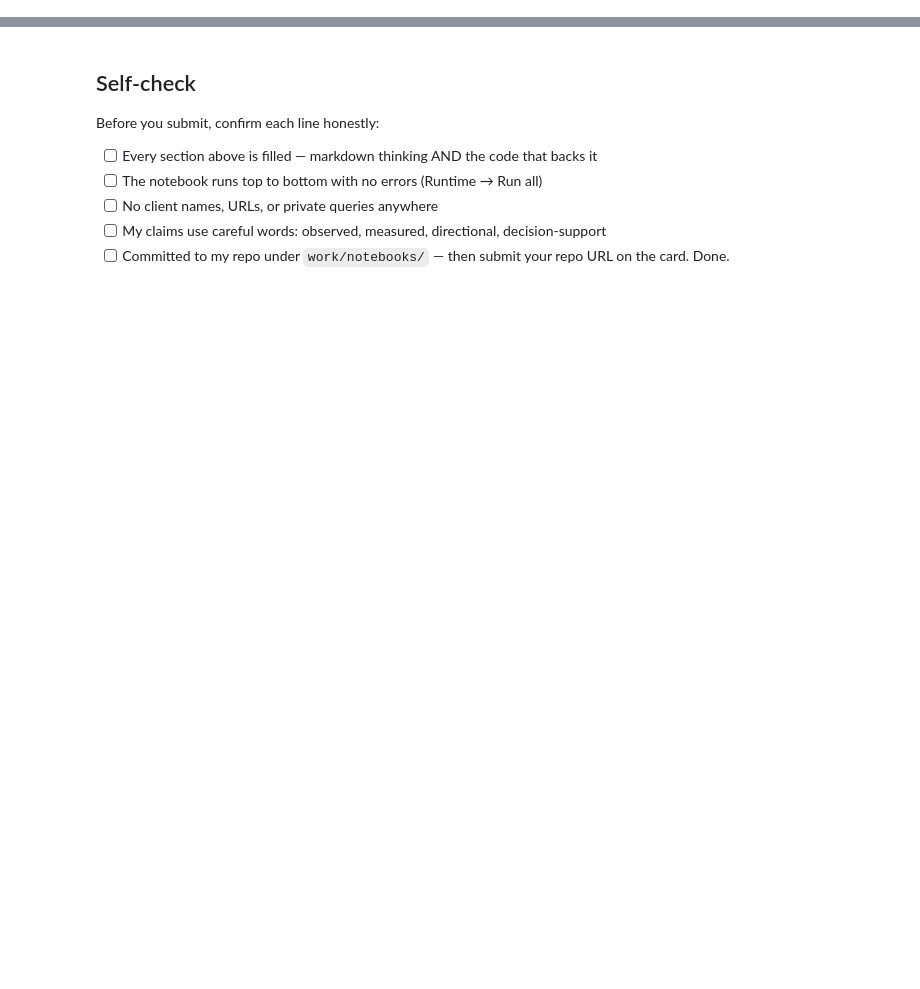
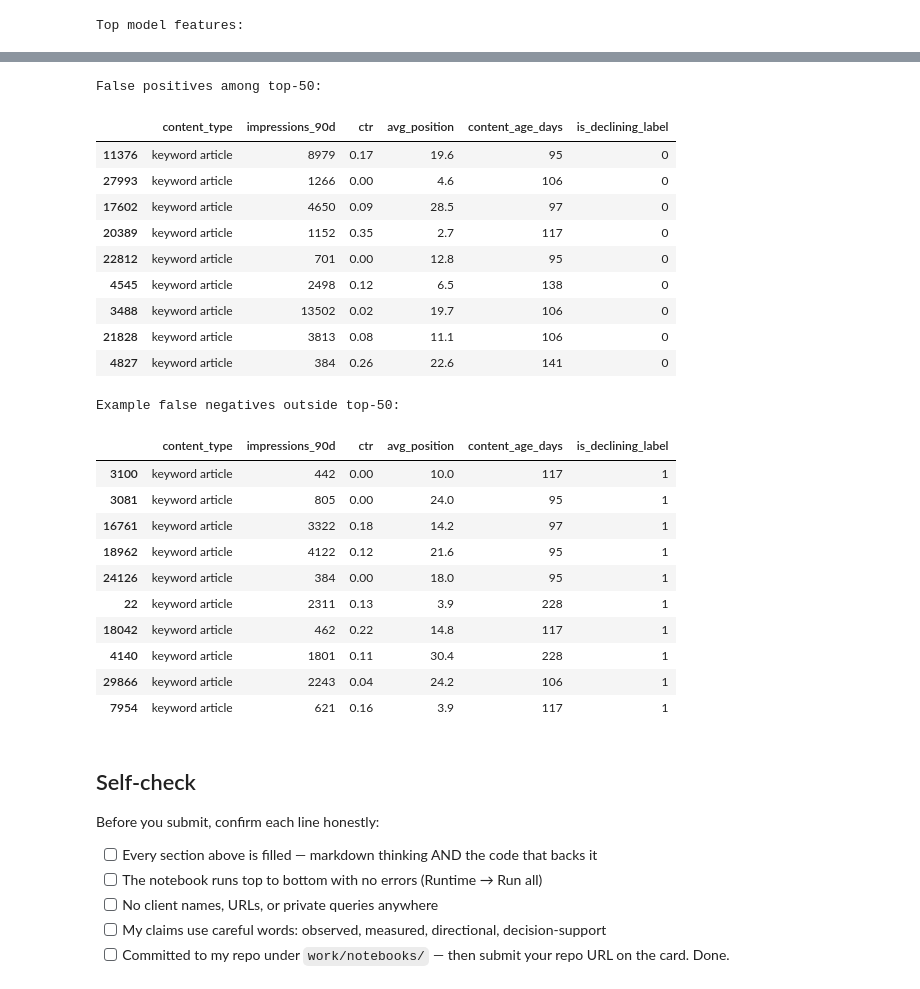
Before and after one commit to SUKRIT004/flyrank-ml-internship, a Jupyter notebook: work/notebooks/w05_model.ipynb, the cells around one changed output, grey strips where cells are left out. Saved outputs shown, nothing was run; the diff lists cells and outputs as text; code cells hidden in the pictures; blank space fills up the shorter version.

Commit message:
Complete ML-08 model comparison

```diff
--- a/work/notebooks/w05_model.ipynb
+++ b/work/notebooks/w05_model.ipynb
@@ -36,0 +310,55 @@ This skeleton is yours to fill. Work the sections **in order** — each one has
+# %%
+# This cell is for CODE (numbers, a query, a check).
+# Write your text answer in the cell ABOVE this one — typing sentences here breaks Run All.
+# Section 4 — Feature importance
+
+feature_names = pipeline.named_steps["preprocessor"].get_feature_names_out()
+importances = pipeline.named_steps["model"].feature_importances_
+
+importance_df = (
+    pd.DataFrame({
+        "feature": feature_names,
+        "importance": importances
+    })
+    .sort_values("importance", ascending=False)
+    .head(15)
+)
+
+print("Top model features:")
+display(importance_df)
+
+# Top-50 model errors
+
+error_check = evaluation.copy()
+
+error_check["predicted_positive"] = (
+    error_check["model_score"] >= evaluation["model_score"].nlargest(50).min()
+).astype(int)
+
+false_positive = error_check[
+    (error_check["predicted_positive"] == 1) &
+    (error_check[target] == 0)
+].head(10)
+
+false_negative = error_check[
+    (error_check["predicted_positive"] == 0) &
+    (error_check[target] == 1)
+].head(10)
+
+print("False positives among top-50:")
+display(
+    false_positive[
+        ["content_type", "impressions_90d", "ctr",
+         "avg_position", "content_age_days", target]
+    ]
+)
+
+print("\nExample false negatives outside top-50:")
+display(
+    false_negative[
+        ["content_type", "impressions_90d", "ctr",
+         "avg_position", "content_age_days", target]
+    ]
+)
+# %% [output]
+Top model features:
@@ -37,3 +381,26 @@ This skeleton is yours to fill. Work the sections **in order** — each one has
+False positives among top-50:
+|  | content_type | impressions_90d | ctr | avg_position | content_age_days | is_declining_label |
+| 11376 | keyword article | 8979 | 0.17 | 19.6 | 95 | 0 |
+| 27993 | keyword article | 1266 | 0.00 | 4.6 | 106 | 0 |
+| 17602 | keyword article | 4650 | 0.09 | 28.5 | 97 | 0 |
+| 20389 | keyword article | 1152 | 0.35 | 2.7 | 117 | 0 |
+| 22812 | keyword article | 701 | 0.00 | 12.8 | 95 | 0 |
+| 4545 | keyword article | 2498 | 0.12 | 6.5 | 138 | 0 |
+| 3488 | keyword article | 13502 | 0.02 | 19.7 | 106 | 0 |
+| 21828 | keyword article | 3813 | 0.08 | 11.1 | 106 | 0 |
+| 4827 | keyword article | 384 | 0.26 | 22.6 | 141 | 0 |
+Example false negatives outside top-50:
+|  | content_type | impressions_90d | ctr | avg_position | content_age_days | is_declining_label |
+| 3100 | keyword article | 442 | 0.00 | 10.0 | 117 | 1 |
+| 3081 | keyword article | 805 | 0.00 | 24.0 | 95 | 1 |
+| 16761 | keyword article | 3322 | 0.18 | 14.2 | 97 | 1 |
+| 18962 | keyword article | 4122 | 0.12 | 21.6 | 95 | 1 |
+| 24126 | keyword article | 384 | 0.00 | 18.0 | 95 | 1 |
+| 22 | keyword article | 2311 | 0.13 | 3.9 | 228 | 1 |
+| 18042 | keyword article | 462 | 0.22 | 14.8 | 117 | 1 |
+| 4140 | keyword article | 1801 | 0.11 | 30.4 | 228 | 1 |
+| 29866 | keyword article | 2243 | 0.04 | 24.2 | 106 | 1 |
+| 7954 | keyword article | 621 | 0.16 | 3.9 | 117 | 1 |
 # %% [markdown]
 ## Self-check
 
```
Also changed, not shown: parts of 12 cells of this notebook.
